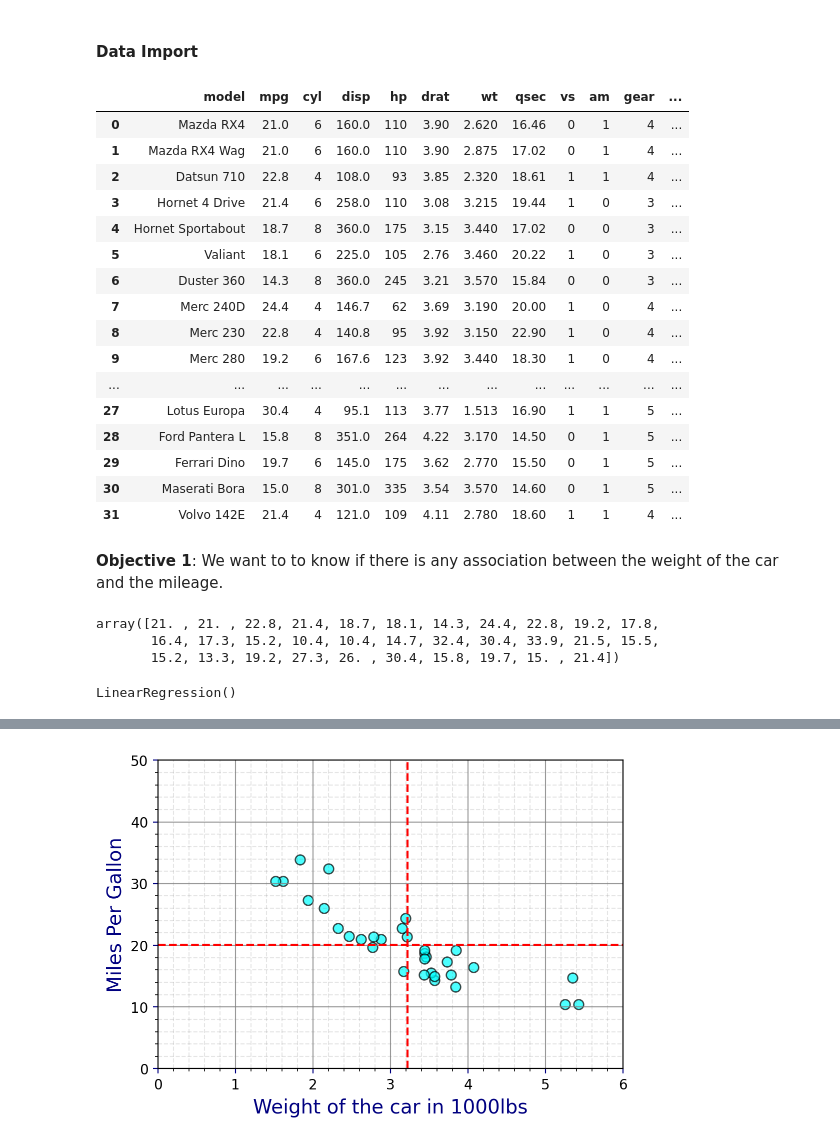
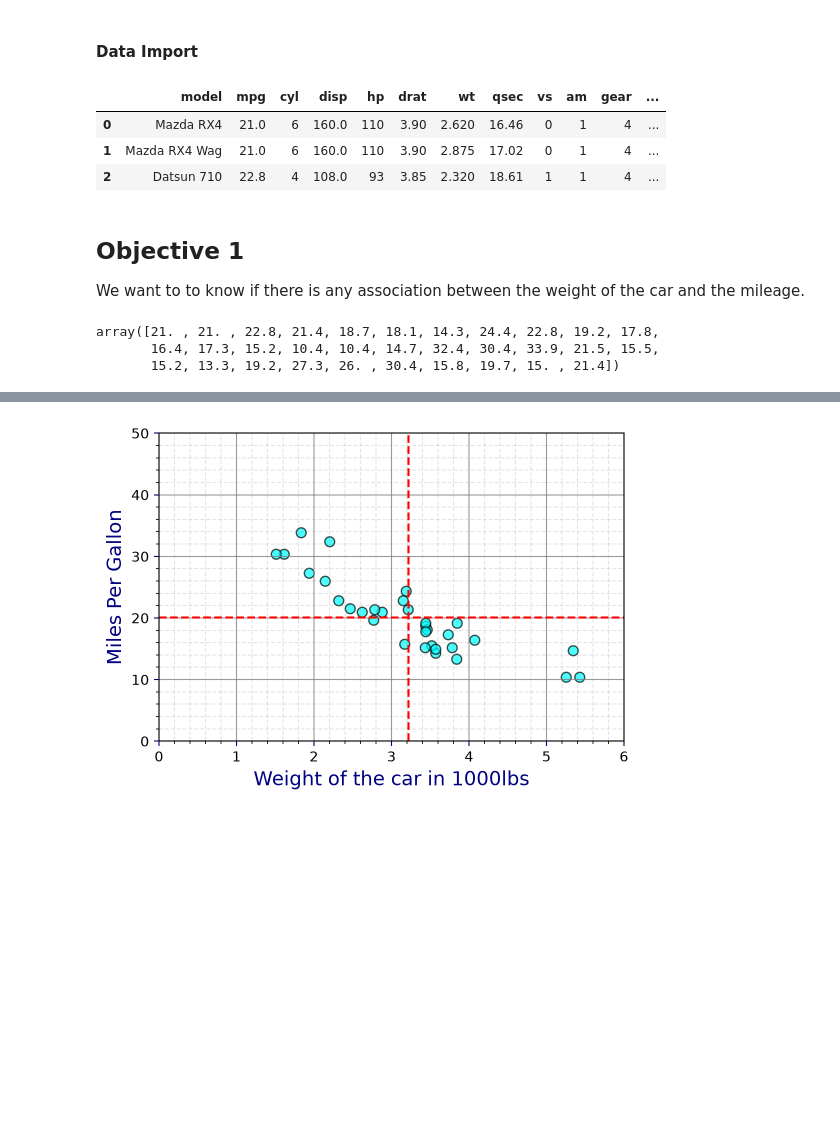
Before and after one commit to yanhai-xiong/DATA301-AML, a Jupyter notebook: Module 3 - Supervised Learning - Regression and Classification Problems/Section 1.3 - Supervised_Learning_Linear_Regression.ipynb, the cells around one changed output, grey strips where cells are left out. Saved outputs shown, nothing was run; the diff lists cells and outputs as text; code cells hidden in the pictures; blank space fills up the shorter version.

```diff
--- a/Module 3 - Supervised Learning - Regression and Classification Problems/Section 1.3 - Supervised_Learning_Linear_Regression.ipynb
+++ b/Module 3 - Supervised Learning - Regression and Classification Problems/Section 1.3 - Supervised_Learning_Linear_Regression.ipynb
@@ -630,29 +874,17 @@ from scipy.stats import kstest
 #### Data Import
 # %%
 # data
-cars = pd.read_csv('https://github.com/dvasiliu/AML/blob/main/Data%20Sets/mtcars.csv?raw=true')
+cars = pd.read_csv('https://github.com/yanhai-xiong/DATA301-AML/blob/main/Data%20Sets/mtcars.csv?raw=true')
 # %%
-cars
+cars.head(3)
 # %% [output]
 |  | model | mpg | cyl | disp | hp | drat | wt | qsec | vs | am | gear | ... |
 | 0 | Mazda RX4 | 21.0 | 6 | 160.0 | 110 | 3.90 | 2.620 | 16.46 | 0 | 1 | 4 | ... |
 | 1 | Mazda RX4 Wag | 21.0 | 6 | 160.0 | 110 | 3.90 | 2.875 | 17.02 | 0 | 1 | 4 | ... |
 | 2 | Datsun 710 | 22.8 | 4 | 108.0 | 93 | 3.85 | 2.320 | 18.61 | 1 | 1 | 4 | ... |
-| 3 | Hornet 4 Drive | 21.4 | 6 | 258.0 | 110 | 3.08 | 3.215 | 19.44 | 1 | 0 | 3 | ... |
-| 4 | Hornet Sportabout | 18.7 | 8 | 360.0 | 175 | 3.15 | 3.440 | 17.02 | 0 | 0 | 3 | ... |
-| 5 | Valiant | 18.1 | 6 | 225.0 | 105 | 2.76 | 3.460 | 20.22 | 1 | 0 | 3 | ... |
-| 6 | Duster 360 | 14.3 | 8 | 360.0 | 245 | 3.21 | 3.570 | 15.84 | 0 | 0 | 3 | ... |
-| 7 | Merc 240D | 24.4 | 4 | 146.7 | 62 | 3.69 | 3.190 | 20.00 | 1 | 0 | 4 | ... |
-| 8 | Merc 230 | 22.8 | 4 | 140.8 | 95 | 3.92 | 3.150 | 22.90 | 1 | 0 | 4 | ... |
-| 9 | Merc 280 | 19.2 | 6 | 167.6 | 123 | 3.92 | 3.440 | 18.30 | 1 | 0 | 4 | ... |
-| ... | ... | ... | ... | ... | ... | ... | ... | ... | ... | ... | ... | ... |
-| 27 | Lotus Europa | 30.4 | 4 | 95.1 | 113 | 3.77 | 1.513 | 16.90 | 1 | 1 | 5 | ... |
-| 28 | Ford Pantera L | 15.8 | 8 | 351.0 | 264 | 4.22 | 3.170 | 14.50 | 0 | 1 | 5 | ... |
-| 29 | Ferrari Dino | 19.7 | 6 | 145.0 | 175 | 3.62 | 2.770 | 15.50 | 0 | 1 | 5 | ... |
-| 30 | Maserati Bora | 15.0 | 8 | 301.0 | 335 | 3.54 | 3.570 | 14.60 | 0 | 1 | 5 | ... |
-| 31 | Volvo 142E | 21.4 | 4 | 121.0 | 109 | 4.11 | 2.780 | 18.60 | 1 | 1 | 4 | ... |
 # %% [markdown]
-**Objective 1**: We want to to know if there is any association between the weight of the car and the mileage.
+## **Objective 1**
+We want to to know if there is any association between the weight of the car and the mileage.
 # %%
 cars['mpg'].values
 # %% [output]
@@ -667,4 +896,0 @@ model = LinearRegression()
-# %%
-model.fit(x.reshape(-1,1),y)
-# %% [output]
-LinearRegression()
```
Also changed, not shown: parts of 62 cells of this notebook, 1 other file.
